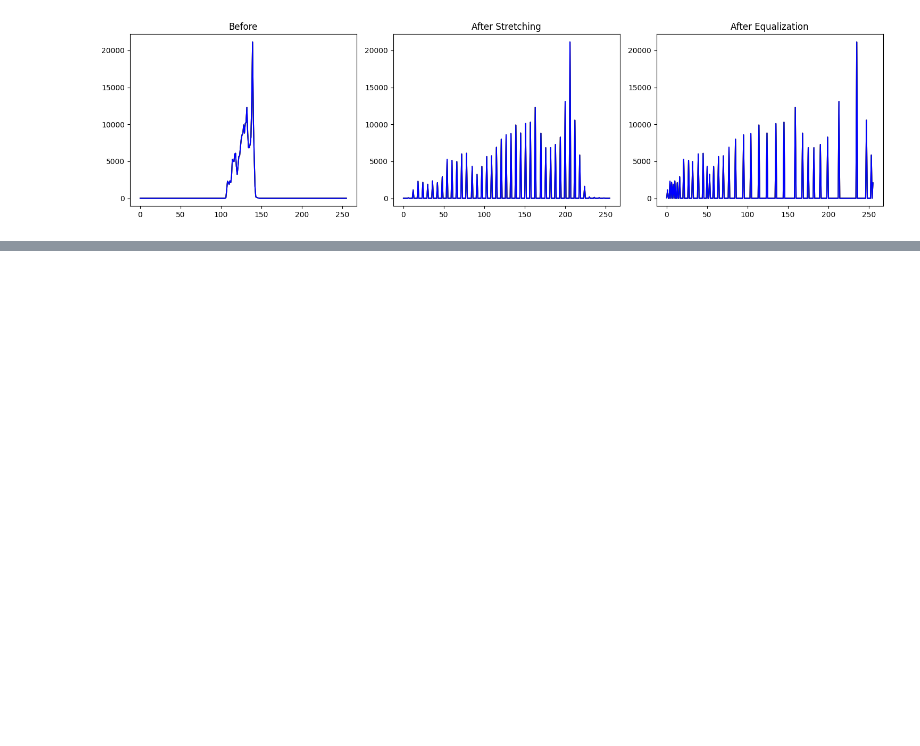
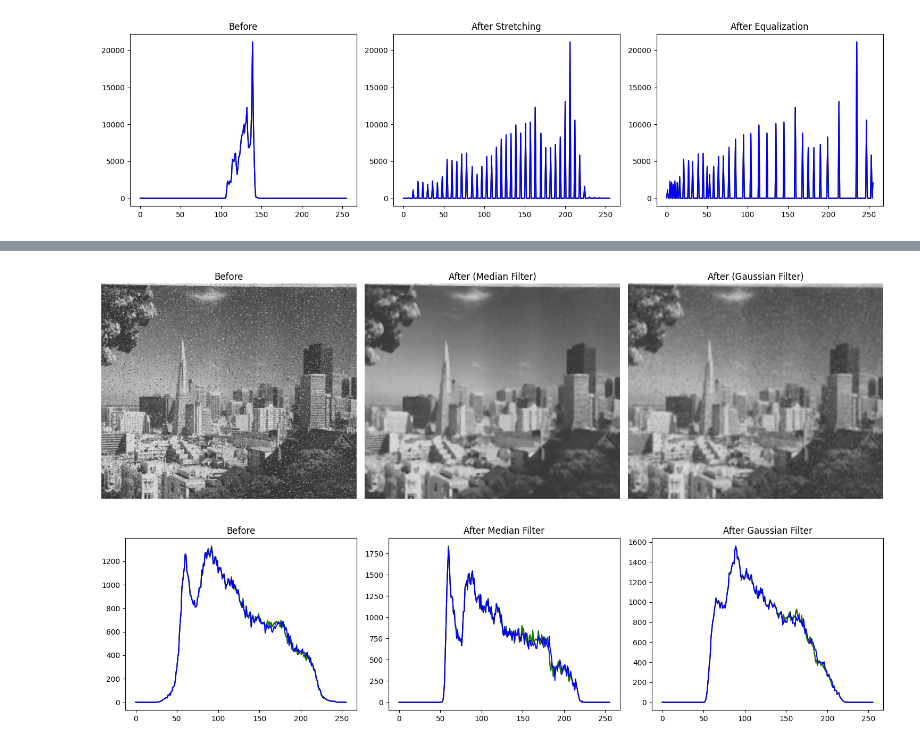
Before and after one commit to daniafzc/tugas2pcd, a Jupyter notebook: PCD_Assignment02.ipynb, the cells around one changed output, grey strips where cells are left out. Saved outputs shown, nothing was run; the diff lists cells and outputs as text; code cells hidden in the pictures; blank space fills up the shorter version.

```diff
--- a/PCD_Assignment02.ipynb
+++ b/PCD_Assignment02.ipynb
@@ -143,0 +133,26 @@ plt.show()
+# %%
+# Median filter cocok untuk salt-and-pepper noise
+result_noise_median = cv2.medianBlur(images['noise.jpg'], 5)
+
+# Gaussian filter cocok untuk noise yang lebih halus/merata (gaussian noise)
+result_noise_gaussian = cv2.GaussianBlur(images['noise.jpg'], (5, 5), sigmaX=1.5)
+# %%
+fig, axes = plt.subplots(1, 3, figsize=(15, 5))
+axes[0].imshow(images['noise.jpg']); axes[0].set_title('Before'); axes[0].axis('off')
+axes[1].imshow(result_noise_median); axes[1].set_title('After (Median Filter)'); axes[1].axis('off')
+axes[2].imshow(result_noise_gaussian); axes[2].set_title('After (Gaussian Filter)'); axes[2].axis('off')
+plt.tight_layout()
+plt.show()
+
+# histogram before vs kedua hasil
+fig, axes = plt.subplots(1, 3, figsize=(15, 4))
+for i, col in enumerate(colors):
+    axes[0].plot(cv2.calcHist([images['noise.jpg']], [i], None, [256], [0, 256]), color=col)
+    axes[1].plot(cv2.calcHist([result_noise_median], [i], None, [256], [0, 256]), color=col)
+    axes[2].plot(cv2.calcHist([result_noise_gaussian], [i], None, [256], [0, 256]), color=col)
+axes[0].set_title('Before'); axes[1].set_title('After Median Filter'); axes[2].set_title('After Gaussian Filter')
+plt.tight_layout()
+plt.show()
+# %% [output]
+[figure, added]
+[figure, added]
```
Also changed, not shown: parts of 5 cells of this notebook.
